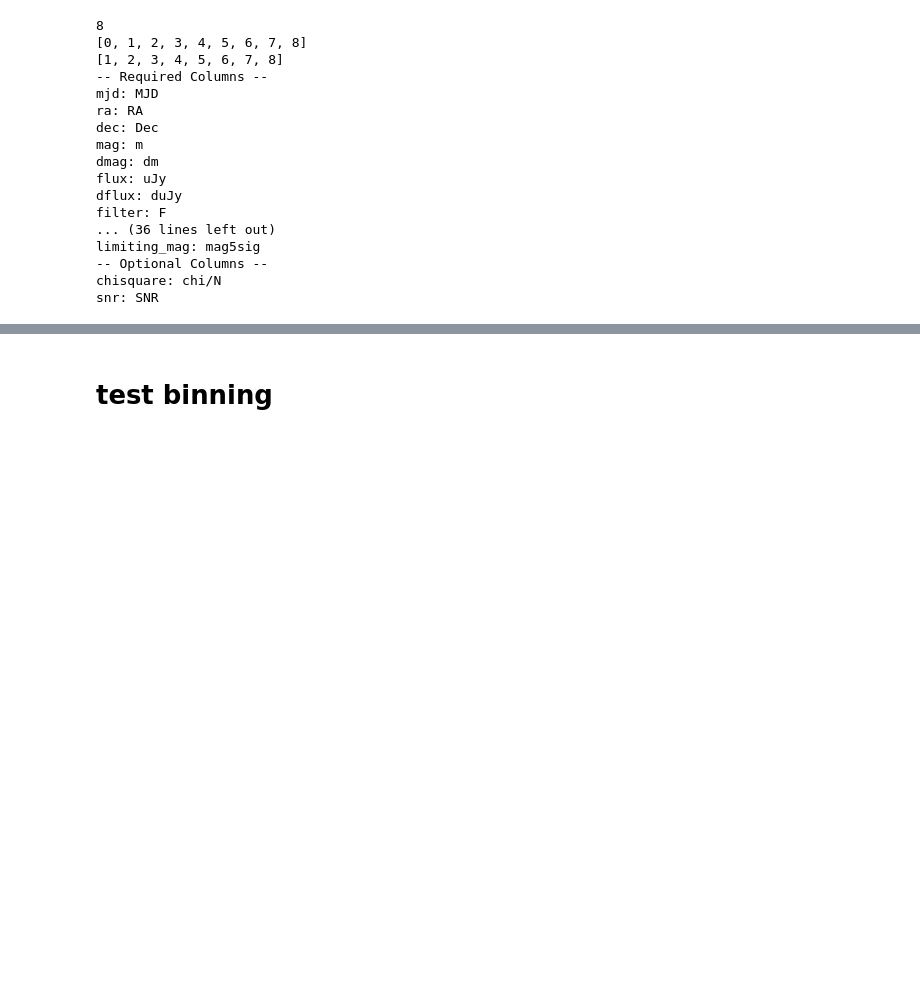
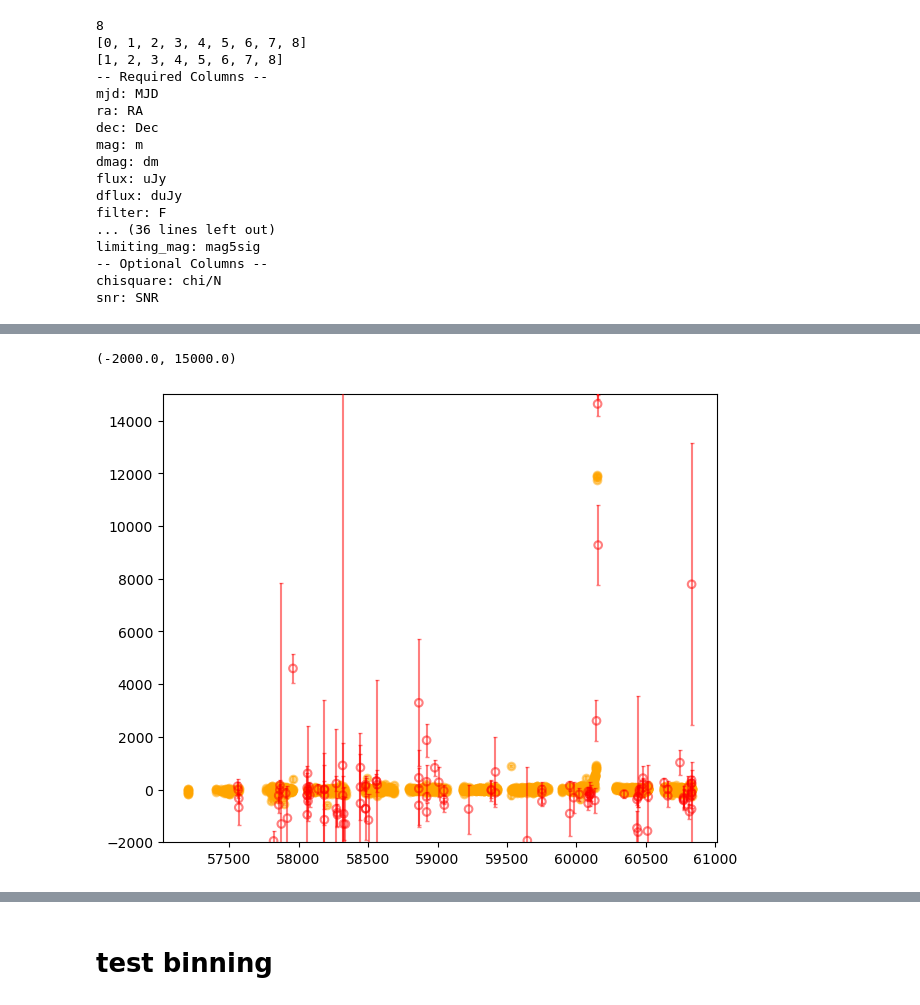
Before and after one commit to srest2021/atclean-skyportal, a Jupyter notebook: test.ipynb, the cells around one changed output, grey strips where cells are left out. Drawn from its saved outputs; the diff is of its cells as text; code cells hidden in the pictures; blank space fills up the shorter version.

```diff
--- a/test.ipynb
+++ b/test.ipynb
@@ -1,6 +1,15 @@
 # %%
 import pandas as pd
+from matplotlib import gridspec
+from matplotlib.axes import Axes
+import matplotlib.pyplot as plt
 
 from utils import Coordinates, CleanedColumnNames
 from lightcurve import LightCurve, BinnedLightCurve, Transient
 from clean import LightCurveCleaner
+
+MARKER_SIZE = 30
+MARKER_EDGEWIDTH = 1.5
+
+coords = Coordinates("186.44114","12.66357")
+filt = "o"
@@ -72,3 +78,6 @@ chisquare: chi/N
 snr: SNR
 # %%
 cleaner = LightCurveCleaner(verbose=True)
+# %%
+transient = cleaner.apply_UncertaintyCut(transient)
+print(transient.get(0).get_percent_flagged(flag=0x2) *100)
@@ -74,0 +106,63 @@ cleaner = LightCurveCleaner(verbose=True)
+# %%
+flag=0x2
+color='orange'
+
+fig, (ax) = plt.subplots(1, constrained_layout=True)
+
+good_ix = transient.get(0).get_good_indices(flag)
+bad_ix = transient.get(0).get_bad_indices(flag)
+
+ax.errorbar(
+    transient.get(0).t.loc[good_ix, transient.colnames.mjd],
+    transient.get(0).t.loc[good_ix, transient.colnames.flux],
+    yerr=transient.get(0).t.loc[good_ix, transient.colnames.dflux],
+    fmt="none",
+    ecolor=color,
+    elinewidth=1.5,
+    capsize=1.2,
+    c=color,
+    alpha=0.5,
+    zorder=10,
+)
+ax.scatter(
+    transient.get(0).t.loc[good_ix, transient.colnames.mjd],
+    transient.get(0).t.loc[good_ix, transient.colnames.flux],
+    s=MARKER_SIZE,
+    lw=MARKER_EDGEWIDTH,
+    color=color,
+    marker="o",
+    alpha=0.5,
+    zorder=10,
+    label='kept',
+)
+
+ax.errorbar(
+    transient.get(0).t.loc[bad_ix, transient.colnames.mjd],
+    transient.get(0).t.loc[bad_ix, transient.colnames.flux],
+    yerr=transient.get(0).t.loc[bad_ix, transient.colnames.dflux],
+    fmt="none",
+    ecolor='red',
+    elinewidth=1.5,
+    capsize=1.2,
+    c='red',
+    alpha=0.5,
+    zorder=10,
+)
+ax.scatter(
+    transient.get(0).t.loc[bad_ix, transient.colnames.mjd],
+    transient.get(0).t.loc[bad_ix, transient.colnames.flux],
+    s=MARKER_SIZE,
+    lw=MARKER_EDGEWIDTH,
+    color='red',
+    marker="o",
+    alpha=0.5,
+    zorder=10,
+    label='kept',
+    facecolors="none",
+    edgecolors='red',
+)
+
+ax.set_ylim(-2000,15000)
+# %% [output]
+(-2000.0, 15000.0)
+[figure, added]
```
Also changed, not shown: parts of 10 cells of this notebook, 2 other files.
